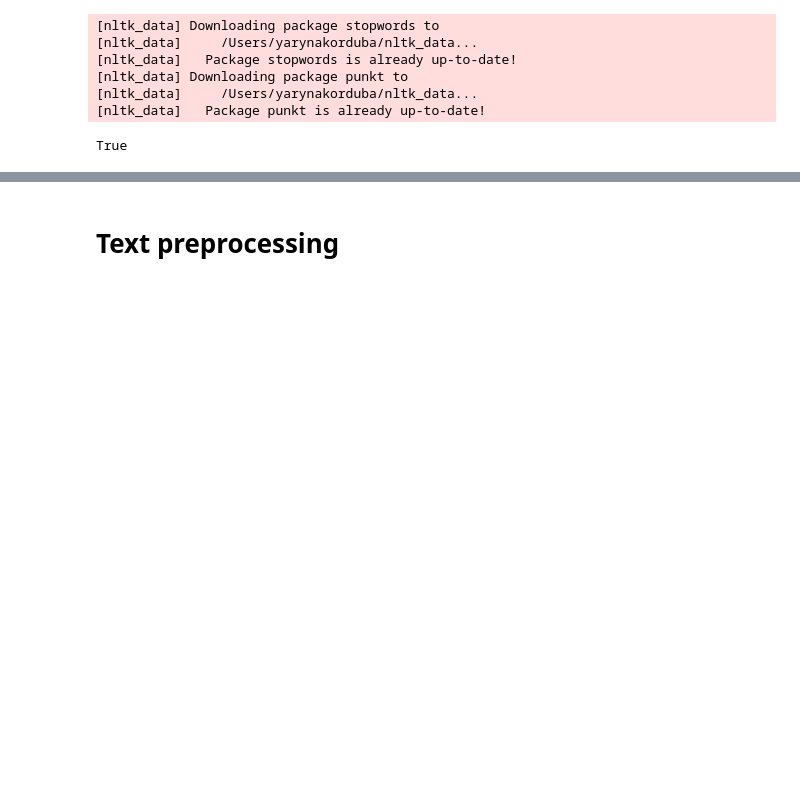
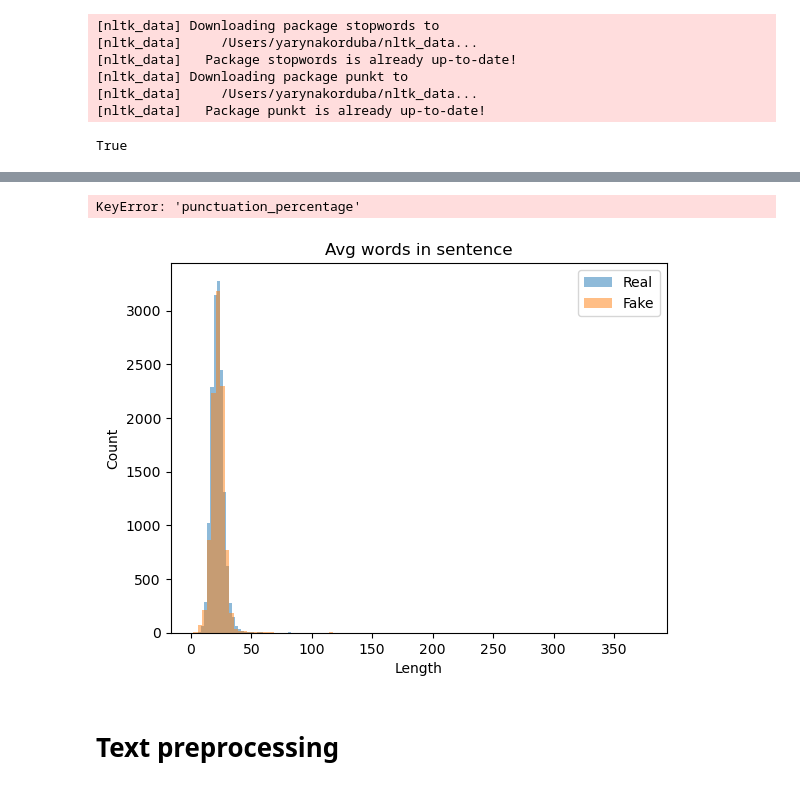
Before and after one commit to yarynakorduba/nlp, a Jupyter notebook: project/index.ipynb, the cells around one changed output, grey strips where cells are left out. Drawn from its saved outputs; the diff is of its cells as text; code cells hidden in the pictures; blank space fills up the shorter version.

```diff
--- a/project/index.ipynb
+++ b/project/index.ipynb
@@ -71,3 +140,31 @@ Fake common words:  [('said', 183083), ('would', 61830), ('trump', 59282), ('one
+# %%
+real_f = df[df['labels'] == 1]
+fake_f = df[df['labels'] == 0]
+real_plt = real_f["punctuation_percentage"].apply(lambda x: x)
+fake_plt = fake_f["punctuation_percentage"].apply(lambda x: x)
+plt.hist(real_plt, bins=100, alpha=0.5, label='Real')
+plt.hist(fake_plt, bins=100, alpha=0.5, label='Fake')
+
+plt.title('Punctuation percentage')
+plt.xlabel('Length')
+plt.ylabel('Count')
+plt.legend()
+plt.show()
+# %% [output]
+KeyError: 'punctuation_percentage'
+# %%
+real_plt = real_f["average_words_in_sentence"].apply(lambda x: x)
+fake_plt = fake_f["average_words_in_sentence"].apply(lambda x: x)
+plt.hist(real_plt, bins=100, alpha=0.5, label='Real')
+plt.hist(fake_plt, bins=100, alpha=0.5, label='Fake')
+
+plt.title('Avg words in sentence')
+plt.xlabel('Length')
+plt.ylabel('Count')
+plt.legend()
+plt.show()
+# %% [output]
+[figure, added]
 # %% [markdown]
 # Text preprocessing
 # %%
```
Also changed, not shown: parts of 28 cells of this notebook.
